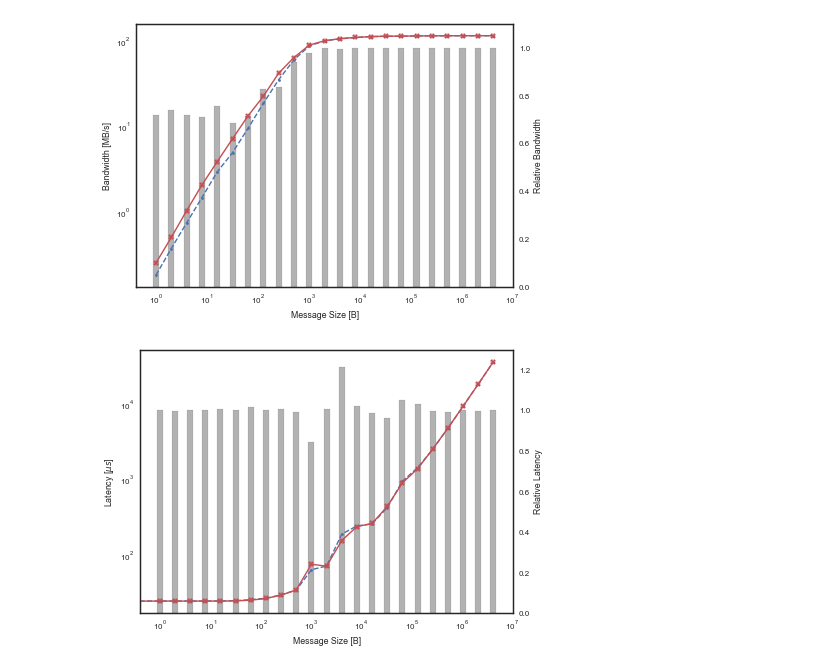
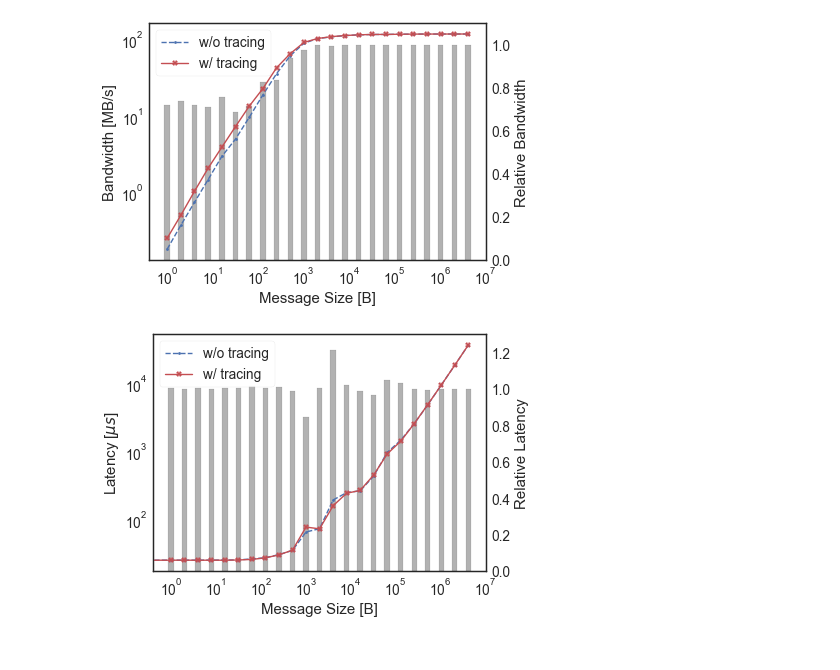
Before and after one commit to keichi/hpcmaspa17-pfanalyzer, a Jupyter notebook: data/plot_overhead.ipynb, the cells around one changed output. Saved outputs shown, nothing was run; the diff lists cells and outputs as text; code cells hidden in the pictures.

```diff
--- a/data/plot_overhead.ipynb
+++ b/data/plot_overhead.ipynb
@@ -4,8 +4,7 @@ import matplotlib.pyplot as plt
 import numpy as np
 import seaborn as sns
 
-sns.set_context("paper")
-sns.set_style("white")
+sns.set(context="paper", style="white", font_scale=1.7)
 # %%
 data = np.loadtxt("liboxton_bandwidth.csv", delimiter=",", skiprows=1)
 
@@ -13,36 +12,37 @@ fig, ax1 = plt.subplots()
 ax2 = ax1.twinx()
 
 ax2.yaxis.tick_left()
 ax2.yaxis.set_label_position("left")
 ax2.set_ylabel("Bandwidth [MB/s]")
 ax2.set_xscale("log")
 ax2.set_yscale("log")
 
 pal = sns.color_palette()
 
-ax2.plot(data[:,0], data[:,2], color=pal[0], ls="--", marker=".")
-ax2.plot(data[:,0], data[:,1], color=pal[2], marker="X")
+ax2.plot(data[:,0], data[:,2], color=pal[0], ls="--", marker=".", label="w/o tracing")
+ax2.plot(data[:,0], data[:,1], color=pal[2], marker="X", label="w/ tracing")
+ax2.legend(frameon=True)
 
 ax1.yaxis.tick_right()
 ax1.yaxis.set_label_position("right")
 ax1.set_ylabel("Relative Bandwidth")
 ax1.set_yscale("linear")
 ax1.set_ylim((0,1.1))
 ax1.set_xlabel("Message Size [B]")
 
 width = 6e-2
 x = data[:,0]
 y = data[:,2] / data[:,1]
 
 for i in range(len(x)):
     ax1.fill([10**(np.log10(x[i])-width), 10**(np.log10(x[i])-width), 10**(np.log10(x[i])+width), 10**(np.log10(x[i])+width)],
                  [0, y[i], y[i], 0],
                  color="k", alpha=0.3)
 
 fig.tight_layout()
 fig.savefig("bandwidth_overhead.pdf")
 # %% [output]
-[figure, old version]
+[figure, new version]
 # %%
 data = np.loadtxt("liboxton_latency.csv", delimiter=",", skiprows=1)
 
@@ -57,8 +57,9 @@ ax2.set_yscale("log")
 
 pal = sns.color_palette()
 
-ax2.plot(data[:,0], data[:,2], color=pal[0], ls="--", marker=".")
-ax2.plot(data[:,0], data[:,1], color=pal[2], marker="X")
+ax2.plot(data[:,0], data[:,2], color=pal[0], ls="--", marker=".", label="w/o tracing")
+ax2.plot(data[:,0], data[:,1], color=pal[2], marker="X", label="w/ tracing")
+ax2.legend(frameon=True)
 
 ax1.yaxis.tick_right()
 ax1.yaxis.set_label_position("right")
@@ -79,4 +80,4 @@ for i in range(len(x)):
 fig.tight_layout()
 fig.savefig("latency_overhead.pdf")
 # %% [output]
-[figure, old version]
+[figure, new version]
```
Also changed, not shown: 2 other files.
